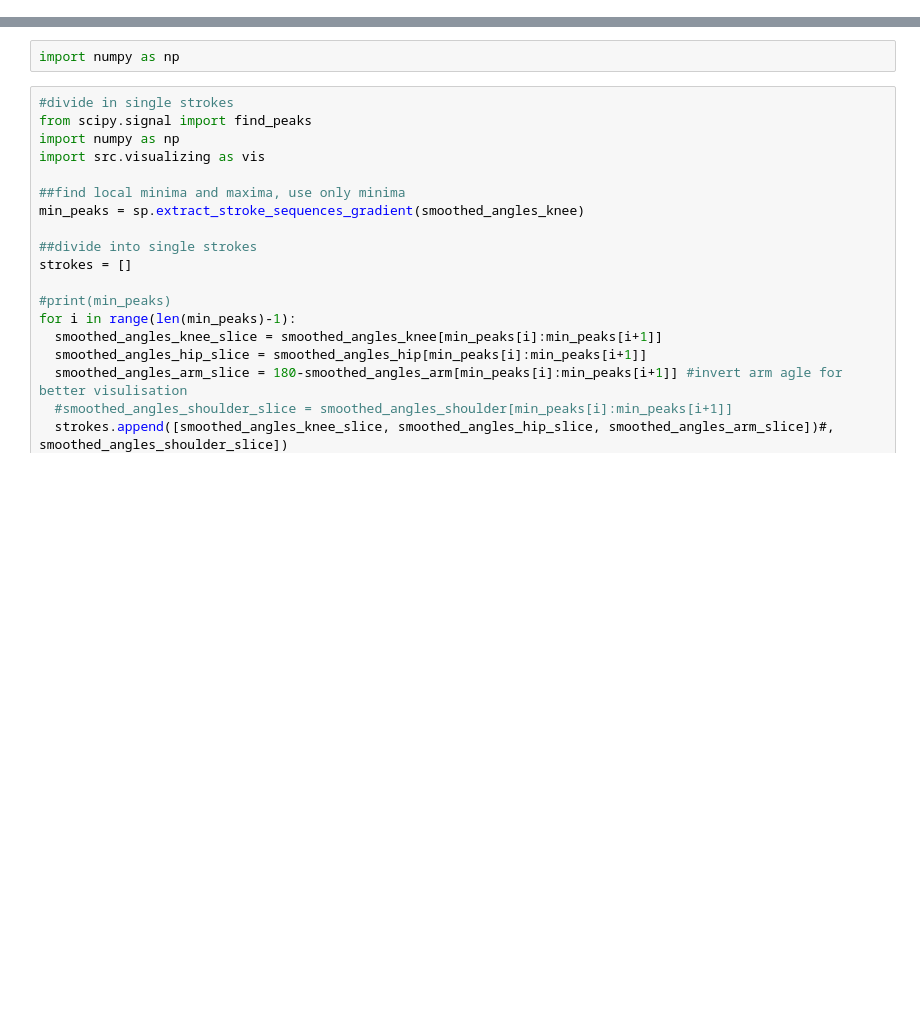
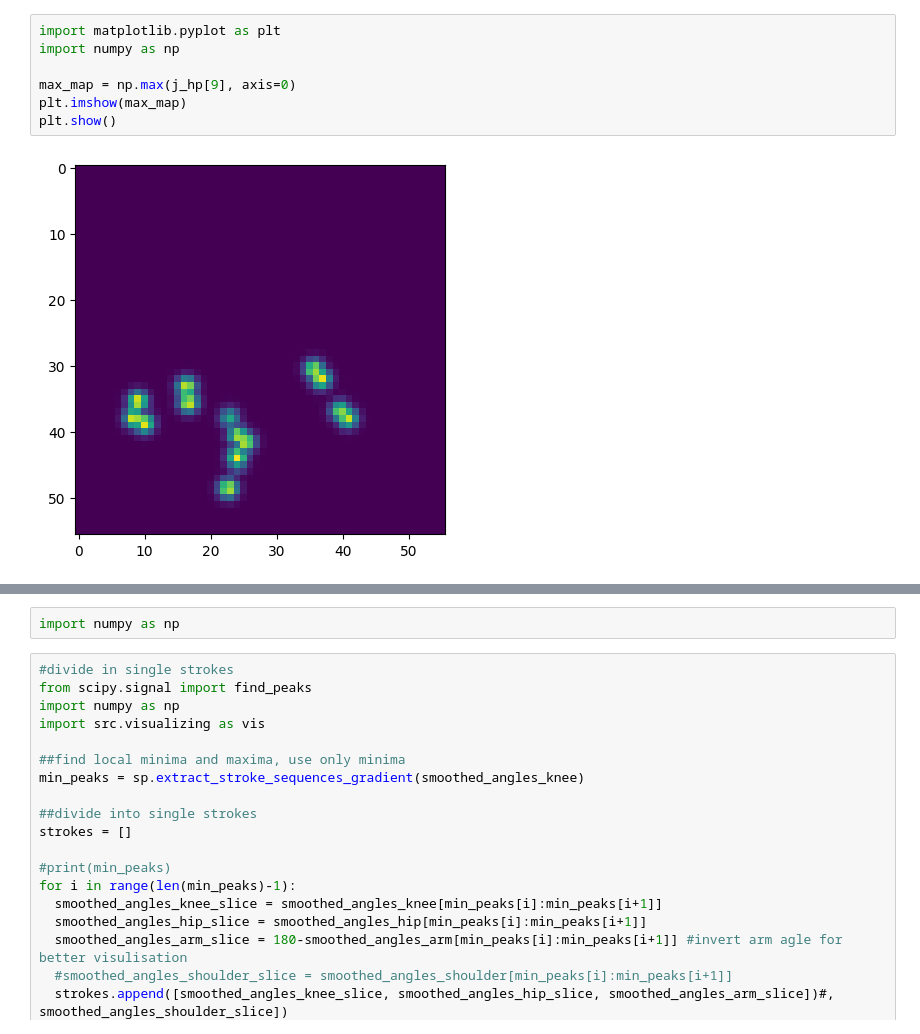
Before and after one commit to KingJulien0709/RowingAnalytics, a Jupyter notebook: rowing_analysis.ipynb, the cells around one changed output, grey strips where cells are left out. Cells and saved outputs as stored; diff of their text form; blank space fills up the shorter version.

```diff
--- a/rowing_analysis.ipynb
+++ b/rowing_analysis.ipynb
@@ -65,3 +145,12 @@ def interpolate_wrong_numbers(keyframes):
+# %%
+import matplotlib.pyplot as plt
+import numpy as np
+
+max_map = np.max(j_hp[9], axis=0)
+plt.imshow(max_map)
+plt.show()
+# %% [output]
+[figure, added]
 # %%
 import src.video_processing as vp
 
```
Also changed, not shown: parts of 13 cells of this notebook, 4 other files.
